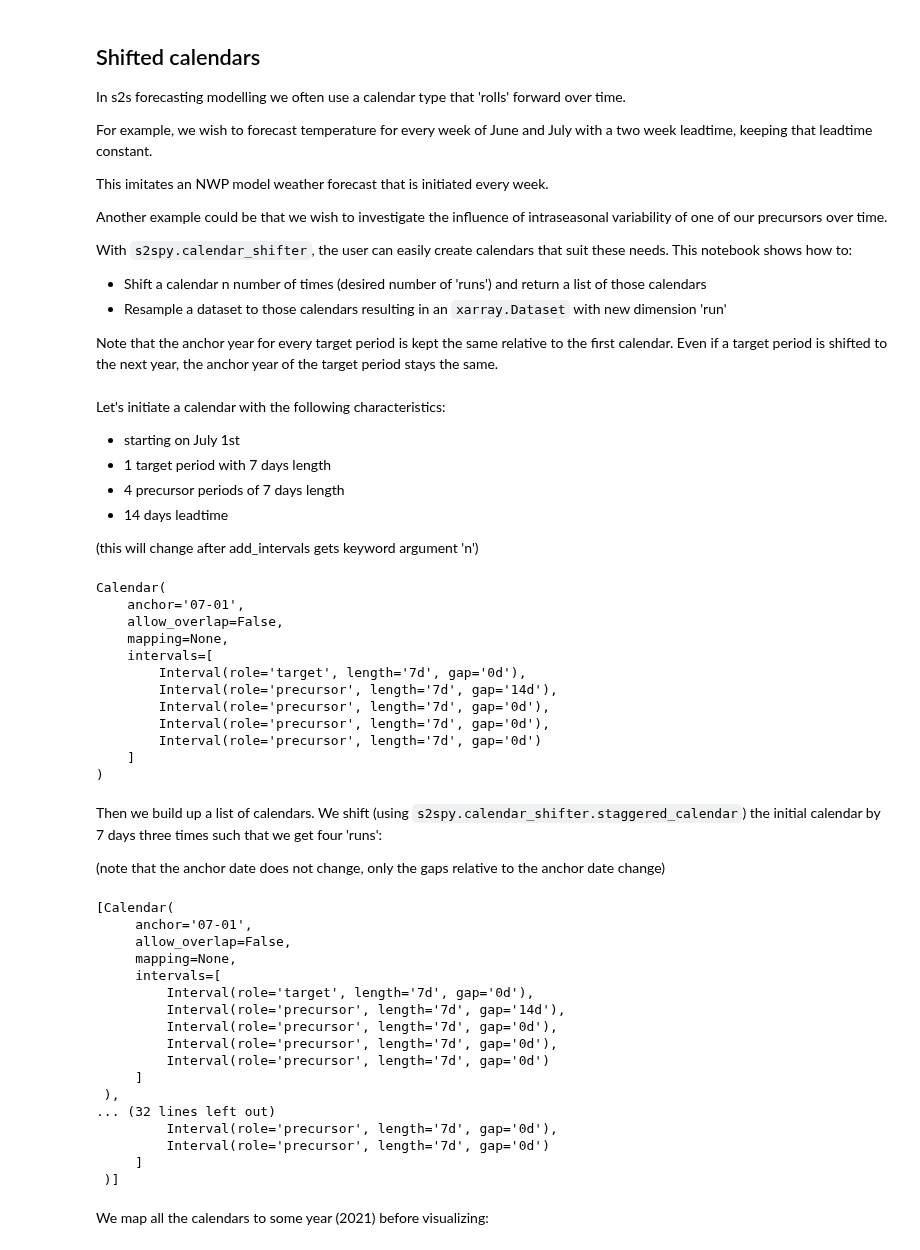
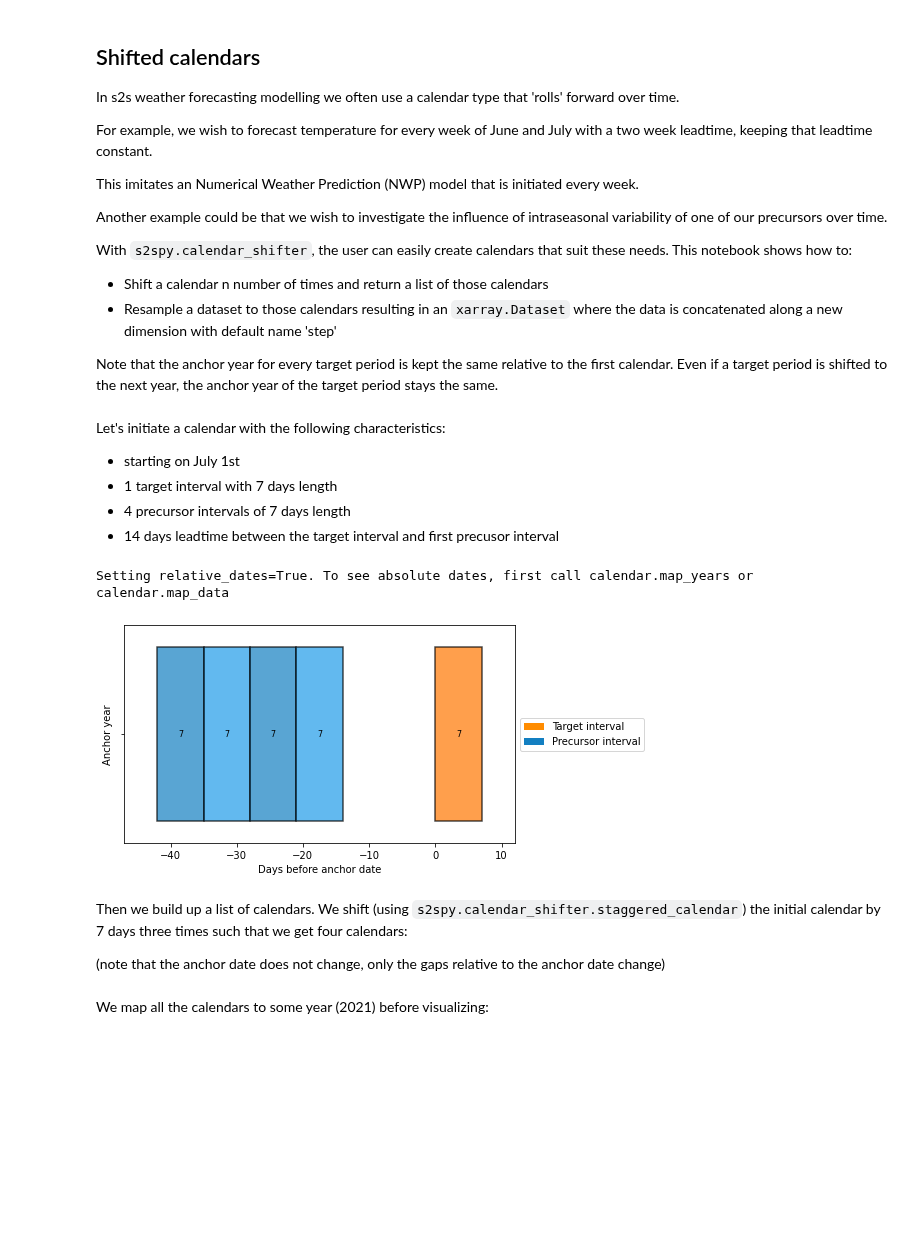
Before and after one commit to AI4S2S/s2spy, a Jupyter notebook: notebooks/tutorial_calendar_shifter.ipynb, the cells around one changed output. Saved outputs shown, nothing was run; the diff lists cells and outputs as text; code cells hidden in the pictures; blank space fills up the shorter version.

Commit message:
updated notebook and added optional argument dim_name to staggered calendar

```diff
--- a/notebooks/tutorial_calendar_shifter.ipynb
+++ b/notebooks/tutorial_calendar_shifter.ipynb
@@ -1,21 +1,21 @@
 # %% [markdown]
 ## Shifted calendars
-In s2s forecasting modelling we often use a calendar type that 'rolls' forward over time.
+In s2s weather forecasting modelling we often use a calendar type that 'rolls' forward
+over time.
 
 For example, we wish to forecast temperature for every week of June and July with a two
 week leadtime, keeping that leadtime constant.
 
-This imitates an NWP model weather forecast that is initiated every week.
+This imitates an Numerical Weather Prediction (NWP) model that is initiated every week.
 
 Another example could be that we wish to investigate the influence of intraseasonal
 variability of one of our precursors over time.
 
 With `s2spy.calendar_shifter`, the user can easily create calendars that suit these needs.
 This notebook shows how to:
-  * Shift a calendar n number of times (desired number of 'runs') and return a list of
-    those calendars
+  * Shift a calendar n number of times and return a list of those calendars
   * Resample a dataset to those calendars resulting in an `xarray.Dataset`
-    with new dimension 'run'
+    where the data is concatenated along a new dimension with default name 'step'
 
 Note that the anchor year for every target period is kept the same relative to the first
 calendar. Even if a target period is shifted to the next year, the anchor year of the
@@ -28,55 +30,24 @@ import numpy as np
 # %% [markdown]
 Let's initiate a calendar with the following characteristics:
   * starting on July 1st
-  * 1 target period with 7 days length
-  * 4 precursor periods of 7 days length
-  * 14 days leadtime
-
-(this will change after add_intervals gets keyword argument 'n')
+  * 1 target interval with 7 days length
+  * 4 precursor intervals of 7 days length
+  * 14 days leadtime between the target interval and first precusor interval
 # %%
 cal = s2spy.time.Calendar(anchor='07-01')
 cal.add_intervals("target", "7d")
 cal.add_intervals("precursor", "7d", gap="14d")
 cal.add_intervals("precursor", "7d", n=3)
-cal
+cal.visualize(show_length=True)
 # %% [output]
-Calendar(
-    anchor='07-01',
-    allow_overlap=False,
-    mapping=None,
-    intervals=[
-        Interval(role='target', length='7d', gap='0d'),
-        Interval(role='precursor', length='7d', gap='14d'),
-        Interval(role='precursor', length='7d', gap='0d'),
-        Interval(role='precursor', length='7d', gap='0d'),
-        Interval(role='precursor', length='7d', gap='0d')
-    ]
-)
+Setting relative_dates=True. To see absolute dates, first call calendar.map_years or calendar.map_data
+[figure, added]
 # %% [markdown]
-Then we build up a list of calendars. We shift (using `s2spy.calendar_shifter.staggered_calendar`) the initial calendar by 7 days three times such that we get four 'runs':
+Then we build up a list of calendars. We shift (using `s2spy.calendar_shifter.staggered_calendar`) the initial calendar by 7 days three times such that we get four calendars:
 
 (note that the anchor date does not change, only the gaps relative to the anchor date change)
 # %%
 cal_list =  s2spy.calendar_shifter.staggered_calendar(cal, shift='7d', n_shifts=3)
-cal_list
-# %% [output]
-[Calendar(
-     anchor='07-01',
-     allow_overlap=False,
-     mapping=None,
-     intervals=[
-         Interval(role='target', length='7d', gap='0d'),
-         Interval(role='precursor', length='7d', gap='14d'),
-         Interval(role='precursor', length='7d', gap='0d'),
-         Interval(role='precursor', length='7d', gap='0d'),
-         Interval(role='precursor', length='7d', gap='0d')
-     ]
- ),
-... (32 lines left out)
-         Interval(role='precursor', length='7d', gap='0d'),
-         Interval(role='precursor', length='7d', gap='0d')
-     ]
- )]
 # %% [markdown]
 We map all the calendars to some year (2021) before visualizing:
 # %%
```
Also changed, not shown: parts of 8 cells of this notebook, 1 other file.
